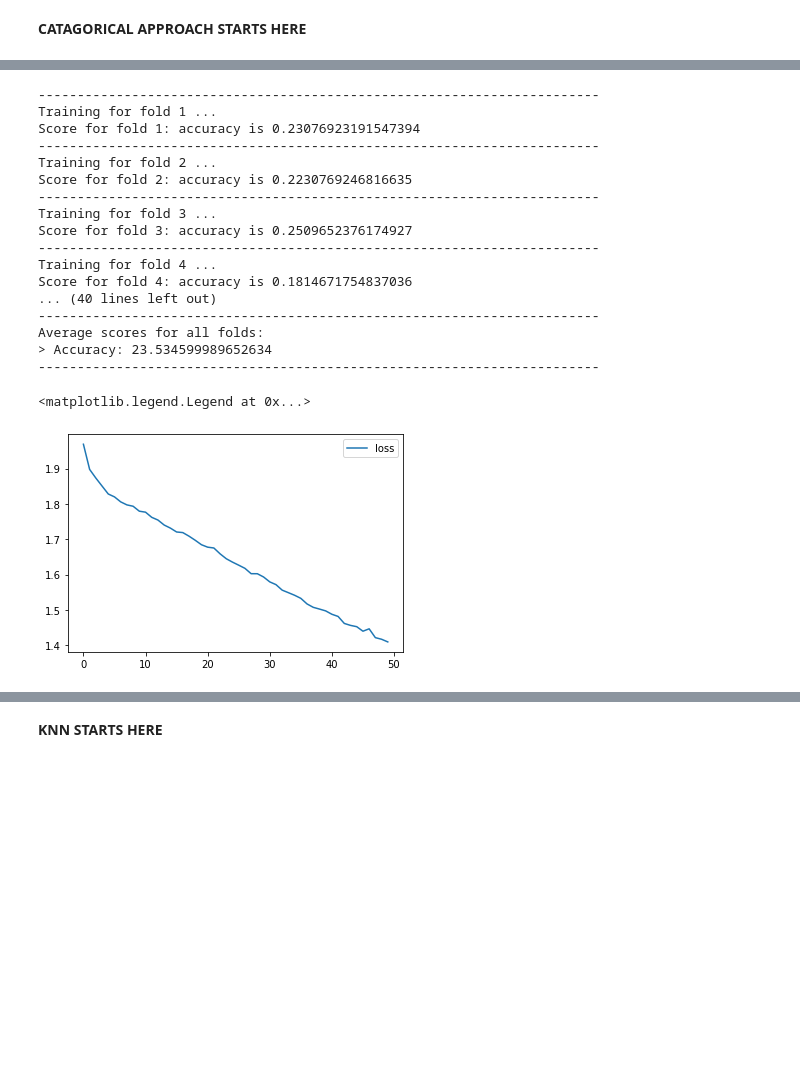
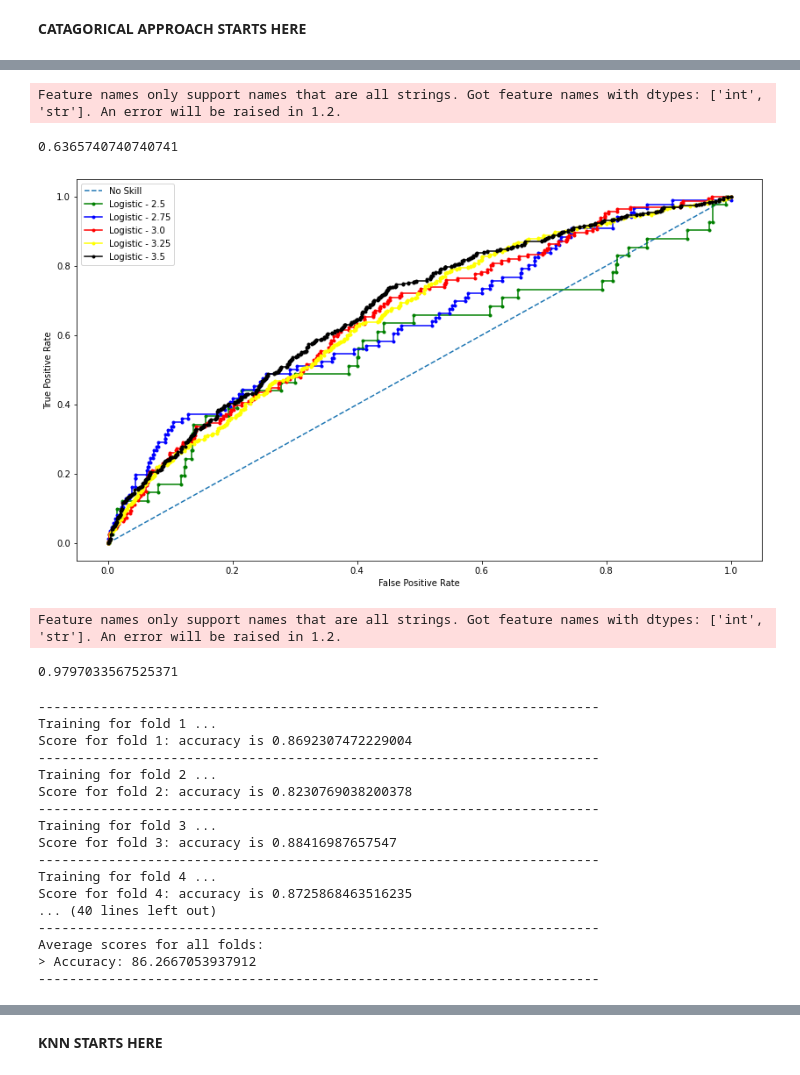
Before and after one commit to ayanoglu/OrtalamaTahmin, a Jupyter notebook: REDGPAmainNEWDATA.ipynb, the cells around one changed output, grey strips where cells are left out. Drawn from its saved outputs; the diff is of its cells as text; code cells hidden in the pictures; blank space fills up the shorter version.

```diff
--- a/REDGPAmainNEWDATA.ipynb
+++ b/REDGPAmainNEWDATA.ipynb
@@ -665,3 +778,33 @@ Baseline: 20.25% (3.15%)
+# %%
+from sklearn.metrics import accuracy_score
+y_pred_lr = model.predict(testX)
+accuracy_score(testy, y_pred_lr)
+# %% [output]
+Feature names only support names that are all strings. Got feature names with dtypes: ['int', 'str']. An error will be raised in 1.2.
+0.6365740740740741
+# %%
+# plot the roc curve for the model
+pyplot.plot(ns_fpr, ns_tpr, linestyle='--', label='No Skill')
+pyplot.plot(lr_fpr25, lr_tpr25, color='green', marker='.', label='Logistic - 2.5')
+pyplot.plot(lr_fpr275, lr_tpr275, color='blue', marker='.', label='Logistic - 2.75')
+pyplot.plot(lr_fpr3, lr_tpr3, color='red', marker='.', label='Logistic - 3.0')
+pyplot.plot(lr_fpr325, lr_tpr325, color='yellow', marker='.', label='Logistic - 3.25')
+pyplot.plot(lr_fpr35, lr_tpr35, color='black', marker='.', label='Logistic - 3.5')
+pyplot.rcParams["figure.figsize"] = (10,6)
+# axis labels
+pyplot.xlabel('False Positive Rate')
+pyplot.ylabel('True Positive Rate')
+# show the legend
+pyplot.legend()
+# show the plot
+pyplot.show()
+# %% [output]
+[figure, added]
+# %%
+model.score(testX, testy)
+# %% [output]
+Feature names only support names that are all strings. Got feature names with dtypes: ['int', 'str']. An error will be raised in 1.2.
+0.9797033567525371
 # %%
 # Model configuration
 batch_size = 10
@@ -683,7 +826,7 @@ for train_index, test_index in kfold.split(XTrainScaled):
   # Define the model architecture
   model1 = Sequential()
   model1.add(Dense(68, input_dim=68, kernel_initializer='normal', activation='relu'))
-  model1.add(Dense(13, activation='softmax'))
+  model1.add(Dense(2, activation='softmax'))
   # Compile model
   model1.compile(loss='categorical_crossentropy', optimizer='adam', metrics=['accuracy'])
 
@@ -722,28 +865,18 @@ print('------------------------------------------------------------------------'
 # %% [output]
 ------------------------------------------------------------------------
 Training for fold 1 ...
-Score for fold 1: accuracy is 0.23076923191547394
+Score for fold 1: accuracy is 0.8692307472229004
 ------------------------------------------------------------------------
 Training for fold 2 ...
-Score for fold 2: accuracy is 0.2230769246816635
+Score for fold 2: accuracy is 0.8230769038200378
 ------------------------------------------------------------------------
 Training for fold 3 ...
-Score for fold 3: accuracy is 0.2509652376174927
+Score for fold 3: accuracy is 0.88416987657547
 ------------------------------------------------------------------------
 Training for fold 4 ...
-Score for fold 4: accuracy is 0.1814671754837036
+Score for fold 4: accuracy is 0.8725868463516235
 ... (40 lines left out)
 ------------------------------------------------------------------------
 Average scores for all folds:
-> Accuracy: 23.534599989652634
+> Accuracy: 86.2667053937912
 ------------------------------------------------------------------------
-# %%
-#plot the loss and validation loss of the dataset
-history_df = pd.DataFrame(history.history)
-plt.plot(history_df['loss'], label='loss')
-# plt.plot(history_df['val_loss'], label='val_loss')
-
-plt.legend()
-# %% [output]
-<matplotlib.legend.Legend at 0x...>
-[figure, removed]
```
Also changed, not shown: parts of 35 cells of this notebook.
